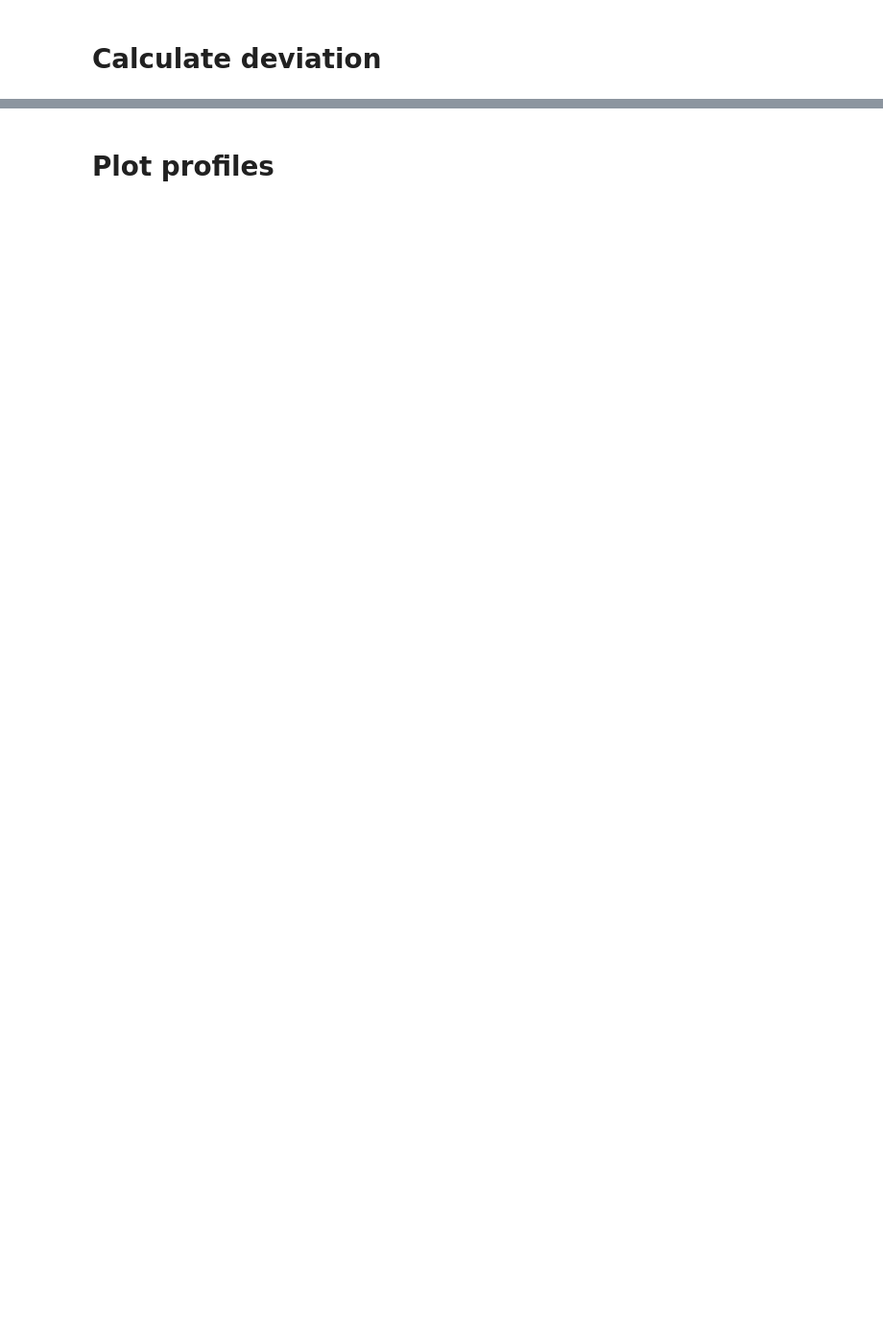
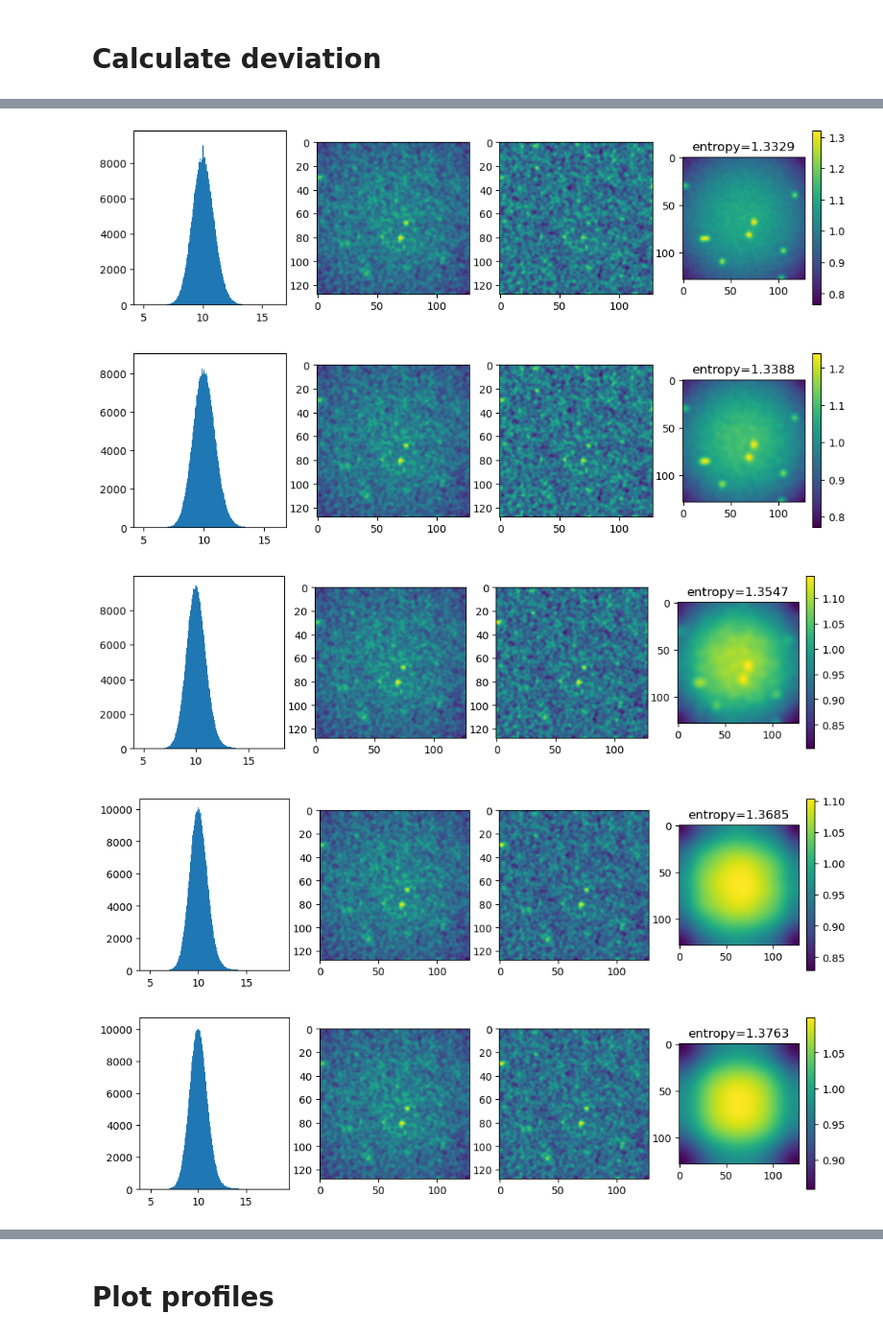
Before and after one commit to yfukai/BaSiCpy, a Jupyter notebook: misc_notebooks/analysis_for_publication/002a_benchmark_with_synthesized_data.ipynb, the cells around one changed output, grey strips where cells are left out. Shown at 96% size. Cells and saved outputs as stored; diff of their text form; code cells hidden in the pictures; blank space fills up the shorter version.

```diff
--- a/misc_notebooks/analysis_for_publication/002a_benchmark_with_synthesized_data.ipynb
+++ b/misc_notebooks/analysis_for_publication/002a_benchmark_with_synthesized_data.ipynb
@@ -296,0 +454,3 @@ estimated_parameters_df.head()
+# %%
+with open("vranges.pickle","wb") as f:
+    pickle.dump(vranges,f)
@@ -296,0 +459,3 @@ estimated_parameters_df.head()
+# %%
+with open("vranges.pickle","rb") as f:
+    vranges = pickle.load(f)
@@ -296,0 +513,5 @@ estimated_parameters_df.head()
+# %%
+for i,e,n,cost in ray.get(ress):
+    estimated_parameters_df.loc[i,"entropy"] = e
+    estimated_parameters_df.loc[i,"fourier_L0_norm"] = n
+    estimated_parameters_df.loc[i,"autotune_cost"] = cost
@@ -297,2 +520,2 @@ estimated_parameters_df.head()
 # %%
-estimated_parameters_df = pd.read_csv("wo_flatfield_estimated_parameters_df.csv")
+estimated_parameters_df = pd.read_csv("wo_flatfield_estimated_parameters_df_with_autotune.csv")
@@ -308,0 +533,43 @@ os.makedirs(res_dir,exist_ok=True)
+# %%
+for (i, row) in tqdm(list(estimated_parameters_df.query("intensity==10 and n_images==100 and ave_count==10").iterrows())[:6]):
+    flatfield = flatfields[i]
+    images = np.load(f"wo_darkfield_imagess/{int(row['image_index'])}.npy")
+    val_range = vranges[(row["fitting_mode"],int(row["image_index"]))]
+    b = BaSiC(
+        get_darkfield=False,
+    )
+
+    b.fitting_mode=row["fitting_mode"]
+    b.smoothness_flatfield=row["smoothness_flatfield"]
+    b.flatfield = flatfield
+    b.darkfield = np.zeros_like(flatfield)
+    b.baseline = np.ones(images.shape[0])
+    transformed = images / flatfield[np.newaxis]#b.transform(images, timelapse=False)
+    entropy_vmin = np.quantile(transformed, histogram_qmin) * vmin_factor
+    entropy_vmax = entropy_vmin + val_range
+    e = metrics.entropy(
+                transformed,
+                vmin=entropy_vmin,
+                vmax=entropy_vmax,
+                bins=histogram_bins,
+                clip=True,
+            )
+    plt.figure(figsize=(12,3))
+    plt.subplot(141)
+    #plt.hist(transformed.flatten(),bins=histogram_bins,range=(entropy_vmin,entropy_vmax))
+    plt.hist(transformed.flatten(),bins=histogram_bins)#,range=(900,1100))
+    plt.subplot(142)
+    plt.imshow(images[0])
+    plt.subplot(143)
+    plt.imshow(transformed[0])
+    plt.subplot(144)
+    plt.imshow(flatfield)
+    plt.colorbar()
+    plt.title(f"entropy={e:.4f}")
+    plt.show()
+# %% [output]
+[figure, added]
+[figure, added]
+[figure, added]
+[figure, added]
+[figure, added]
```
Also changed, not shown: parts of 57 cells of this notebook, 4 other files.
